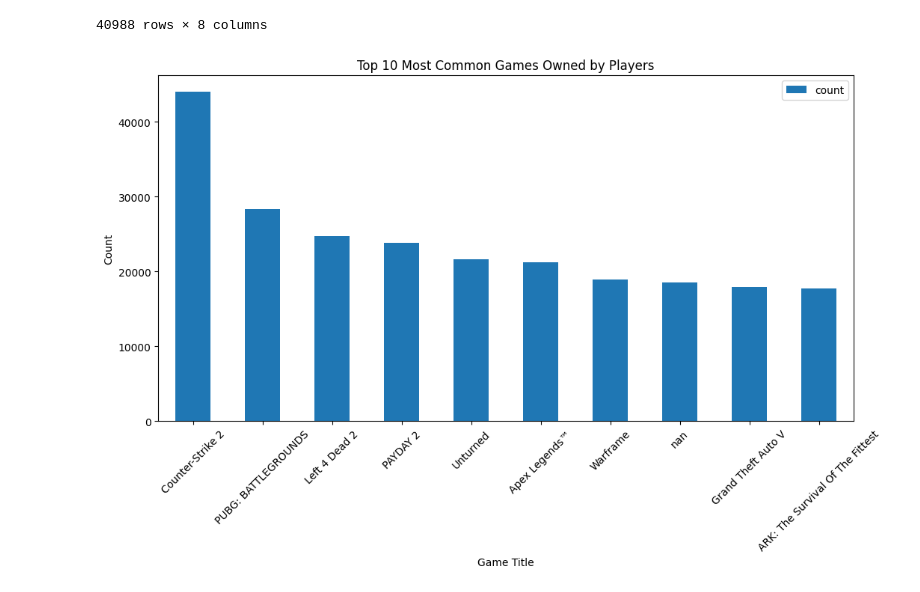
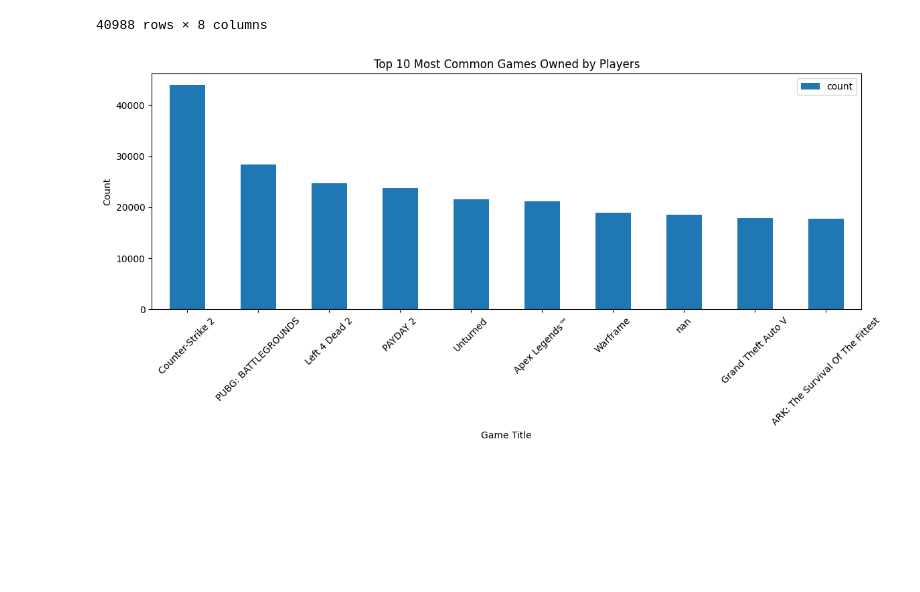
Before and after one commit to azkhaizio/steam_sales_cs2, a Jupyter notebook: steam_player_behaviour.ipynb, the cells around one changed output. Cells and saved outputs as stored; diff of their text form; code cells hidden in the pictures; blank space fills up the shorter version.

```diff
--- a/steam_player_behaviour.ipynb
+++ b/steam_player_behaviour.ipynb
@@ -229,9 +229,10 @@ game_count
 # %%
 game_count.head(10).plot(kind='bar', x='title', y='count', figsize=(12, 6))
 plt.title('Top 10 Most Common Games Owned by Players')
 plt.xlabel('Game Title')
 plt.ylabel('Count')
 plt.xticks(rotation=45)
+plt.tight_layout()
 plt.show()
 # %% [output]
-[figure, old version]
+[figure, new version]
```
